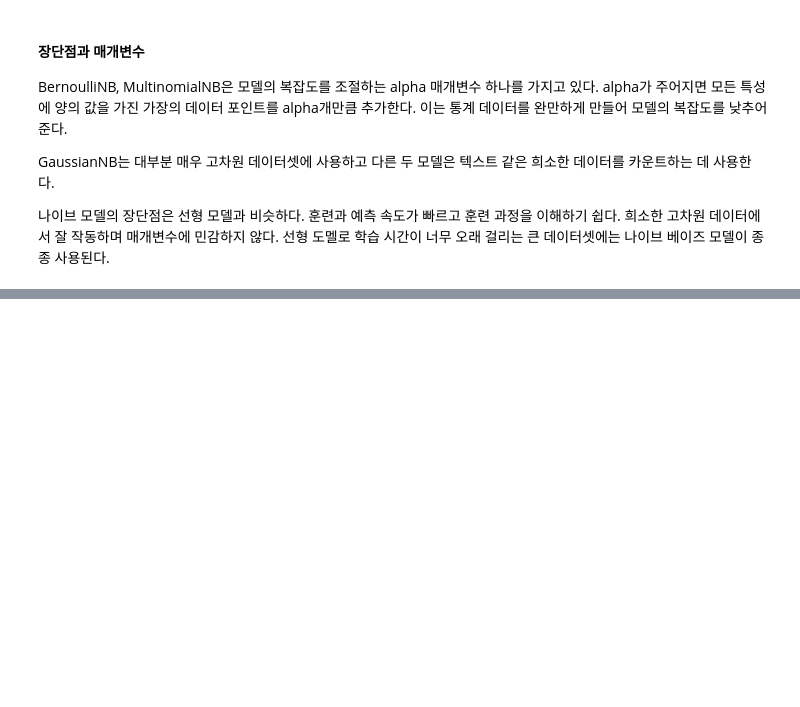
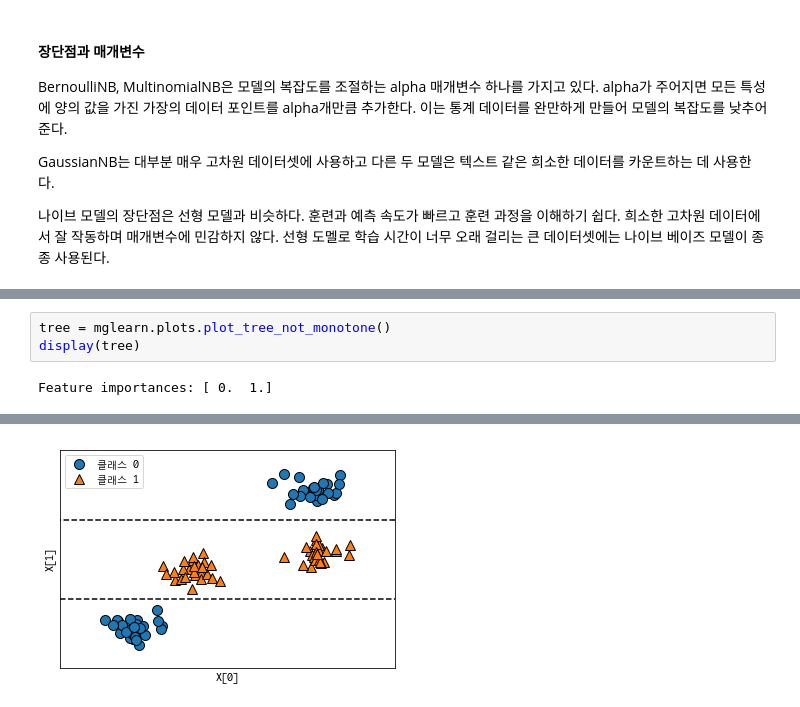
Before and after one commit to youbeebee/ML-with-Python, a Jupyter notebook: ch2.지도학습.ipynb, the cells around one changed output, grey strips where cells are left out. Drawn from its saved outputs; the diff is of its cells as text; blank space fills up the shorter version.

```diff
--- a/ch2.지도학습.ipynb
+++ b/ch2.지도학습.ipynb
@@ -637,0 +730,5 @@ GaussianNB는 대부분 매우 고차원 데이터셋에 사용하고 다른 두
+# %%
+tree = mglearn.plots.plot_tree_not_monotone()
+display(tree)
+# %% [output]
+Feature importances: [ 0.  1.]
@@ -637,0 +736 @@ GaussianNB는 대부분 매우 고차원 데이터셋에 사용하고 다른 두
+[figure, added]
```
Also changed, not shown: parts of 18 cells of this notebook, 11 other files.
